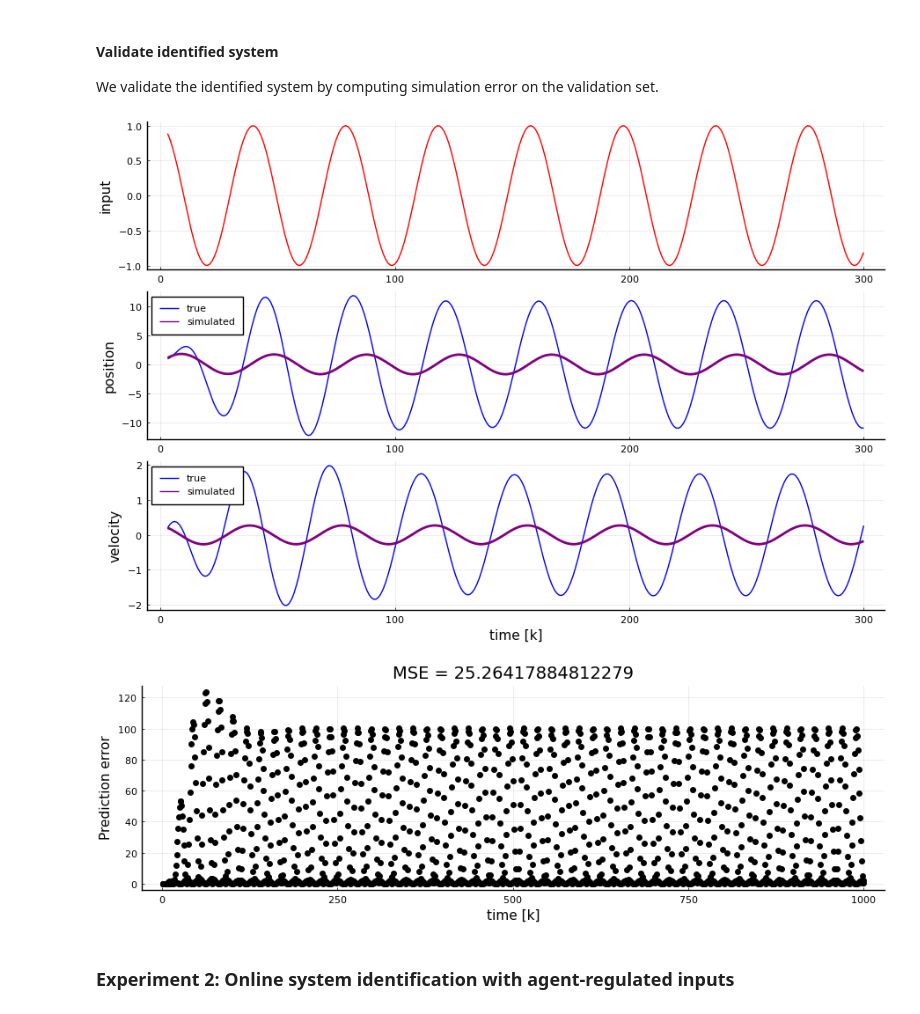
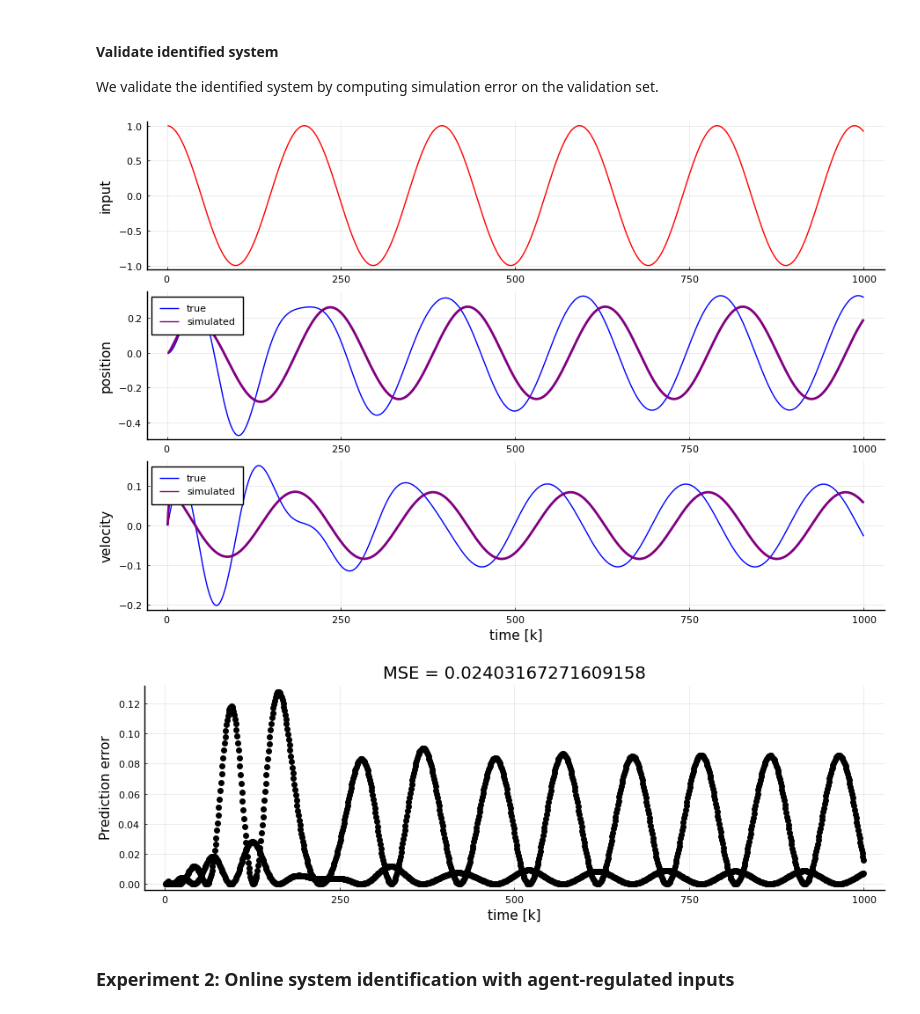
Before and after one commit to wmkouw/actinf-oscillator, a Jupyter notebook: demo_ActInf-GFX-oscillator.ipynb, the cells around one changed output. Saved outputs shown, nothing was run; the diff lists cells and outputs as text; code cells hidden in the pictures.

```diff
--- a/demo_ActInf-GFX-oscillator.ipynb
+++ b/demo_ActInf-GFX-oscillator.ipynb
@@ -67,12 +67,12 @@ using Colors
 pyplot();
 # %%
 # Sampling step size
-Δt = 1.0
+Δt = 0.1
 
 # Physical parameters
-m = 5.0
-c = 0.5
-k = 0.2
+m = 10.0
+c = 2.0
+k = 4.0
 
 # Measurement noise precision
 ξ_true = 1e4
@@ -421,7 +415,7 @@ We validate the identified system by computing simulation error on the validatio
 T_val = 1000
 
 # Input signal
-input_val = cos.((1:T_val)./ (2*π));
+input_val = cos.(Δt .*(1:T_val)./π);
 # %%
 # Preallocate arrays
 states_val = zeros(T_val,2)
@@ -431,8 +425,8 @@ output_val = zeros(T_val,)
 preds = (zeros(T_val,2), zeros(T_val,2,2))
 
 # Initial states
-states_val[1,1] = 1.0
-states_val[1,2] = -.1
+states_val[1,1] = 0.0
+states_val[1,2] = 0.0
 
 # Initial predictions
 preds[1][1,:] = states_val[1,:]
@@ -453,24 +447,25 @@ EB = s*mn(marginals[:η])
 
 end
 # %%
-zoom = 3:min(300,T_val)
+# zoom = 3:min(300,T_val)
+zoom = 1:T_val
 
 # Input
 p301 = plot(zoom, input_val[zoom], ylabel="input", label="", color="red")
 
 # Simulated position
 p302 = plot(zoom, states_val[zoom,1], ylabel="position", label="true", color="blue", size=(900,300), legend=:topleft)
 plot!(zoom, preds[1][zoom,1], label="simulated", linewidth=2, color="purple")
 # plot!(zoom, preds[1][zoom,1], ribbon=[sqrt.(preds[2][zoom,1,1]), sqrt.(preds[2][zoom,1,1])], label="", color="purple")
 
 # Simulated velocity
 p303 = plot(zoom, states_val[zoom,2], ylabel="velocity", label="true", xlabel="time [k]", color="blue", size=(900,300), legend=:topleft)
 plot!(zoom, preds[1][zoom,2], label="simulated", linewidth=2, color="purple")
 # plot!(zoom, preds[1][zoom,2], ribbon=[sqrt.(preds[2][zoom,2,2]), sqrt.(preds[2][zoom,2,2])], label="", color="purple")
 
 p300 = plot(p301,p302,p303, layout=(3,1), size=(900,600))
 # %% [output]
-[figure, old version]
+[figure, new version]
 # %%
 savefig(p300, "figures/simulations.png")
 # %%
@@ -484,7 +479,7 @@ MSE_sim = mean(sq_pred_error)
 p24 = scatter(1:T_val, sq_pred_error, color="black", xlabel="time [k]", ylabel="Prediction error", label="", size=(900,300))
 title!("MSE = "*string(MSE_sim))
 # %% [output]
-[figure, old version]
+[figure, new version]
 # %%
 savefig(p24, "figures/sim-errors.png")
 # %% [markdown]
```
Also changed, not shown: parts of 17 cells of this notebook, 5 other files.
